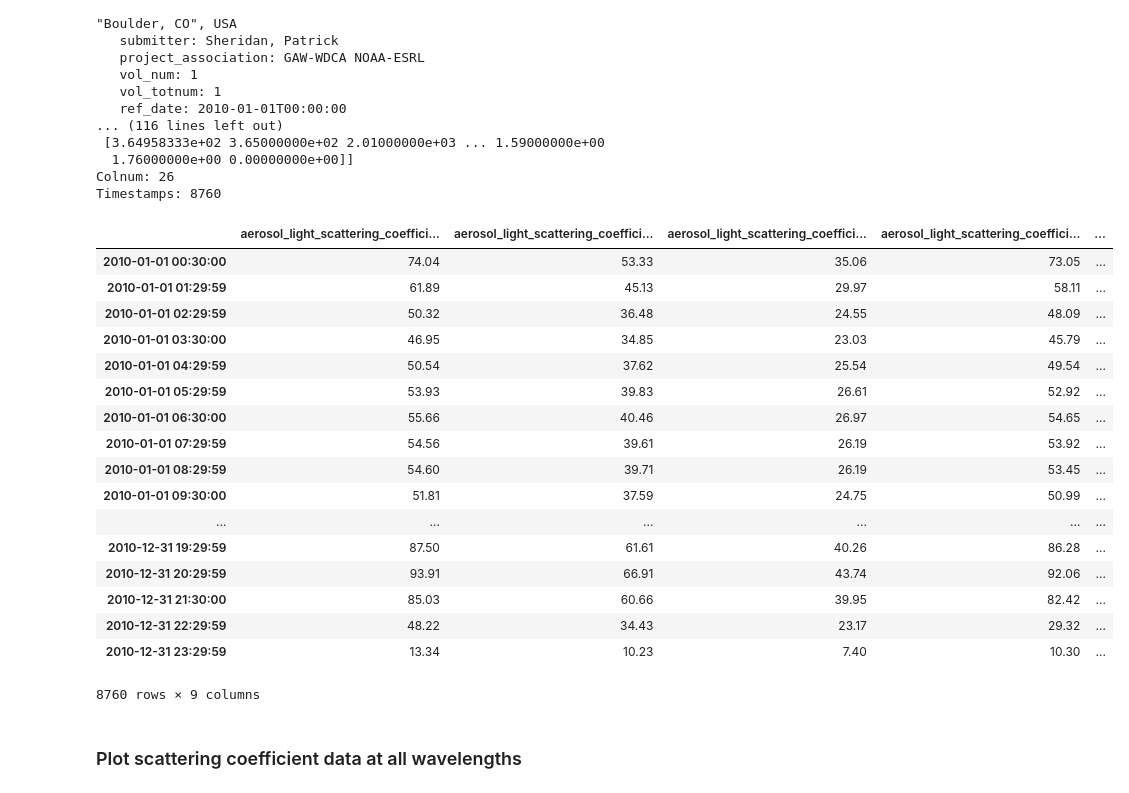
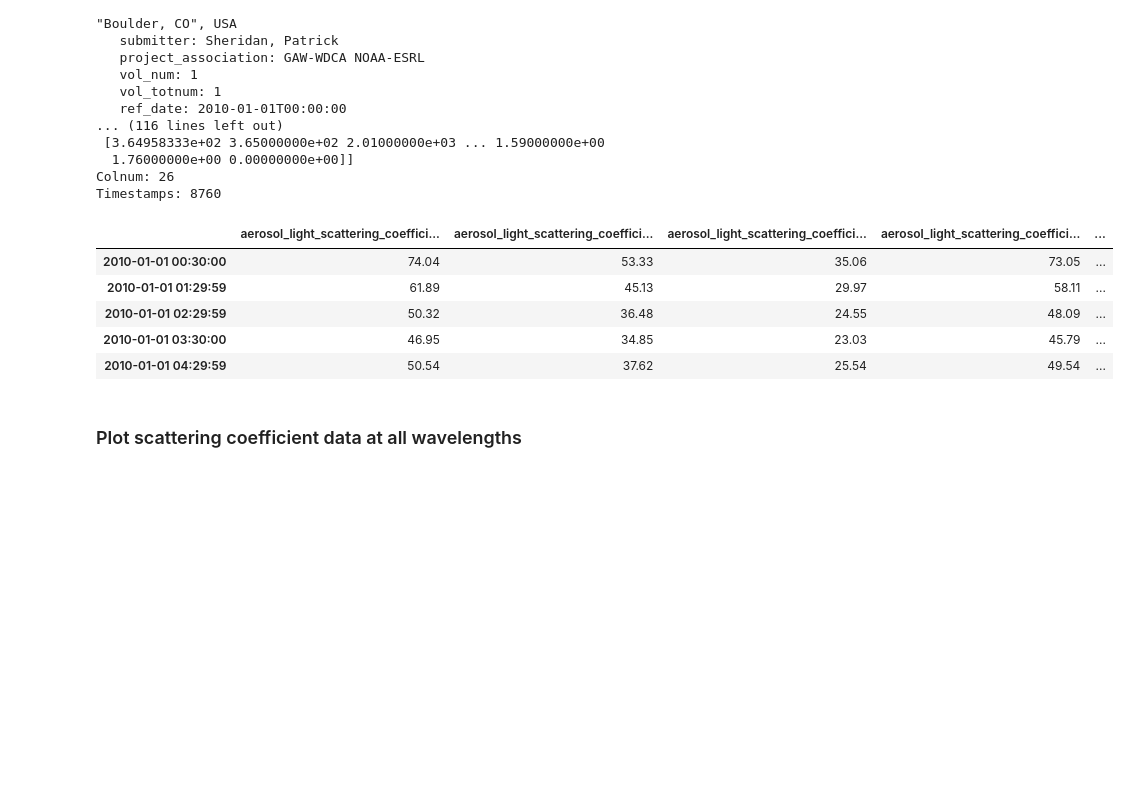
Before and after one commit to metno/pyaerocom-synthesis, a Jupyter notebook: ebas_nasa_ames_betsy/test_read_nasa_ames_betsy.ipynb, the cells around one changed output. Drawn from its saved outputs; the diff is of its cells as text; code cells hidden in the pictures; blank space fills up the shorter version.

```diff
--- a/ebas_nasa_ames_betsy/test_read_nasa_ames_betsy.ipynb
+++ b/ebas_nasa_ames_betsy/test_read_nasa_ames_betsy.ipynb
@@ -8,3 +12,5 @@ Init data paths for lustre
 # %%
-filename = 'US0035R.20100101000000.20190131170718.aerosol_light_scattering_coefficient.pm10.1y.1h.lev2.nas'
+file_from_betsy = 'US0035R.20100101000000.20190131170718.aerosol_light_scattering_coefficient.pm10.1y.1h.lev2.nas'
+
+file_from_ebas = 'US0035R.20150826223157.20160117041718.nephelometer..pm10.33d.1h.US06L_TSI_3563_BND_pm10.US06L_scat_coef.lev2.nas'
 # %% [markdown]
@@ -12,5 +18,5 @@ filename = 'US0035R.20100101000000.20190131170718.aerosol_light_scattering_coeff
 # %%
-data = pya.io.EbasNasaAmesFile(filename)
+data = pya.io.EbasNasaAmesFile(file_from_betsy)
 # %% [markdown]
 Betsy, does everything below look right?
 # %%
@@ -35,26 +41,14 @@ Colnum: 26
 Timestamps: 8760
 # %%
 df_scat = data.to_dataframe(var_name='aerosol_light_scattering_coefficient')
-df_scat
+df_scat.head()
 # %% [output]
 |  | aerosol_light_scattering_coeffici... | aerosol_light_scattering_coeffici... | aerosol_light_scattering_coeffici... | aerosol_light_scattering_coeffici... | ... |
 | 2010-01-01 00:30:00 | 74.04 | 53.33 | 35.06 | 73.05 | ... |
 | 2010-01-01 01:29:59 | 61.89 | 45.13 | 29.97 | 58.11 | ... |
 | 2010-01-01 02:29:59 | 50.32 | 36.48 | 24.55 | 48.09 | ... |
 | 2010-01-01 03:30:00 | 46.95 | 34.85 | 23.03 | 45.79 | ... |
 | 2010-01-01 04:29:59 | 50.54 | 37.62 | 25.54 | 49.54 | ... |
-| 2010-01-01 05:29:59 | 53.93 | 39.83 | 26.61 | 52.92 | ... |
-| 2010-01-01 06:30:00 | 55.66 | 40.46 | 26.97 | 54.65 | ... |
-| 2010-01-01 07:29:59 | 54.56 | 39.61 | 26.19 | 53.92 | ... |
-| 2010-01-01 08:29:59 | 54.60 | 39.71 | 26.19 | 53.45 | ... |
-| 2010-01-01 09:30:00 | 51.81 | 37.59 | 24.75 | 50.99 | ... |
-| ... | ... | ... | ... | ... | ... |
-| 2010-12-31 19:29:59 | 87.50 | 61.61 | 40.26 | 86.28 | ... |
-| 2010-12-31 20:29:59 | 93.91 | 66.91 | 43.74 | 92.06 | ... |
-| 2010-12-31 21:30:00 | 85.03 | 60.66 | 39.95 | 82.42 | ... |
-| 2010-12-31 22:29:59 | 48.22 | 34.43 | 23.17 | 29.32 | ... |
-| 2010-12-31 23:29:59 | 13.34 | 10.23 | 7.40 | 10.30 | ... |
-8760 rows × 9 columns
 # %% [markdown]
 ### Plot scattering coefficient data at all wavelengths
 # %%
```
Also changed, not shown: parts of 15 cells of this notebook, 1 other file.
